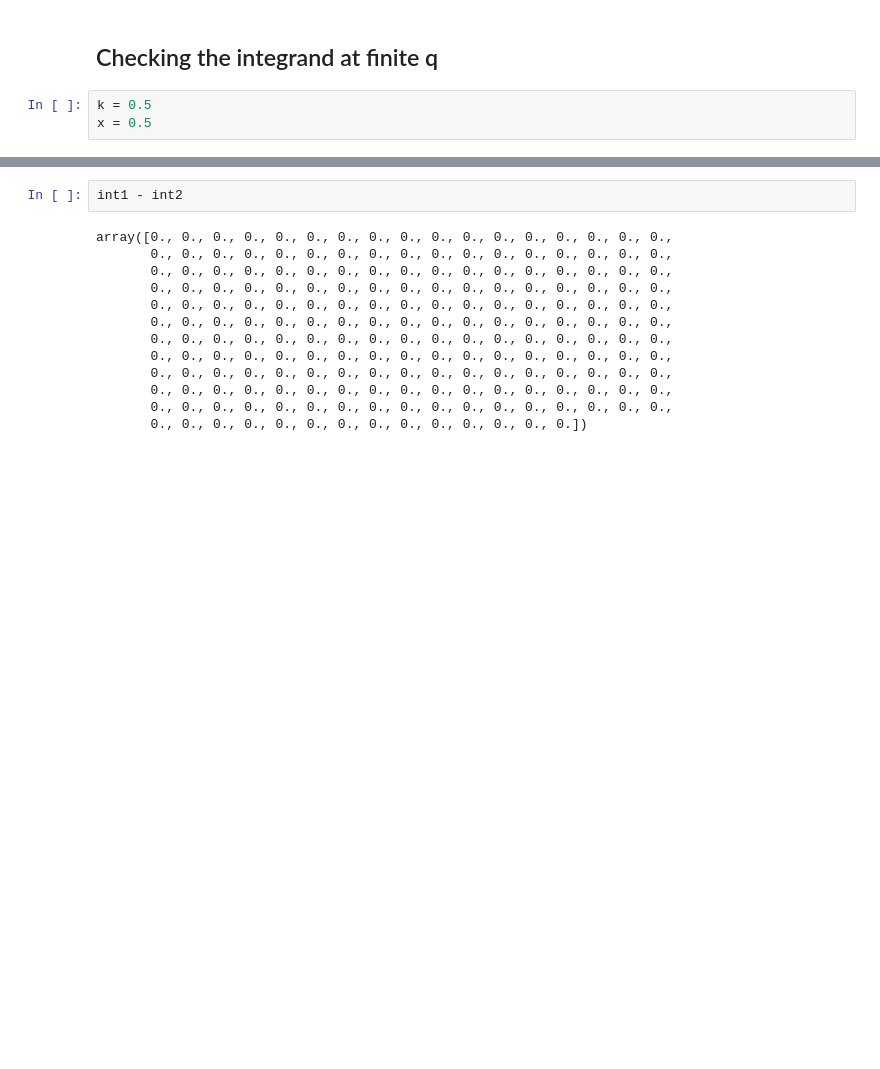
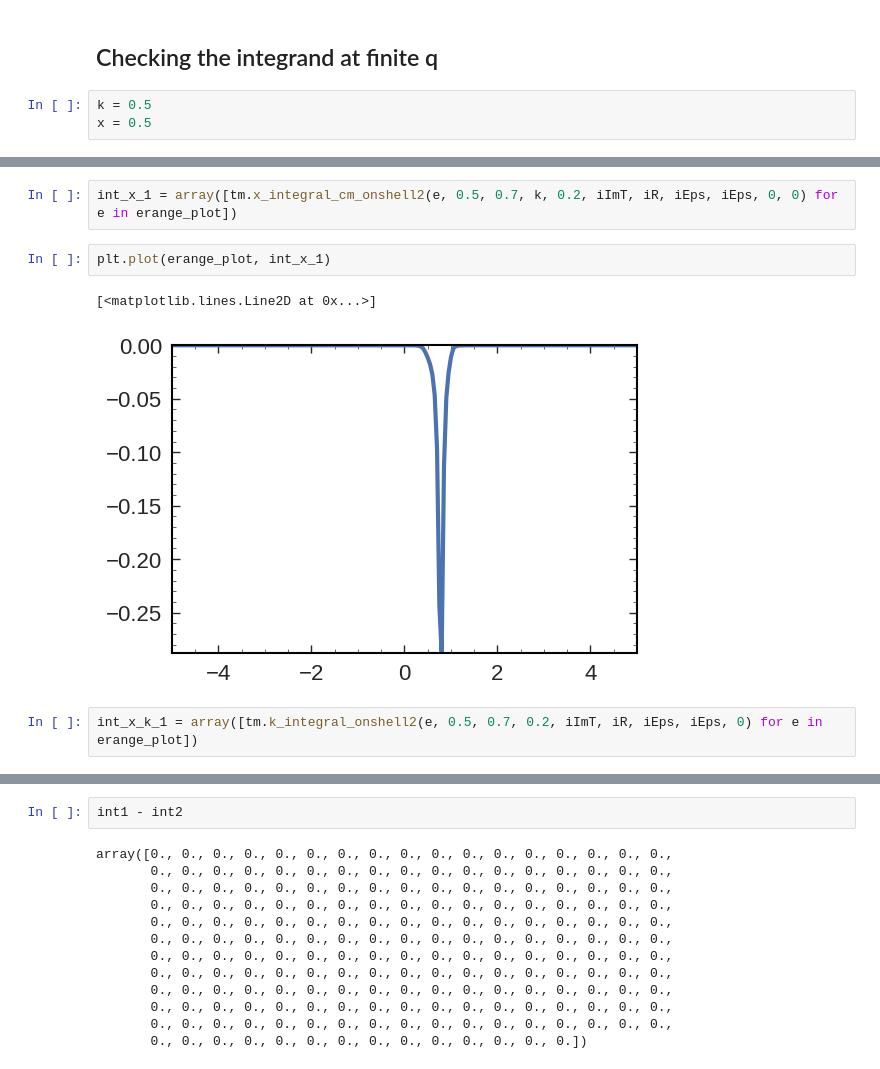
Before and after one commit to k-maslov/TMQGP, a Jupyter notebook: ipy/Quasiparticle/TestEfirst.ipynb, the cells around one changed output, grey strips where cells are left out. Saved outputs shown, nothing was run; the diff lists cells and outputs as text; blank space fills up the shorter version.

```diff
--- a/ipy/Quasiparticle/TestEfirst.ipynb
+++ b/ipy/Quasiparticle/TestEfirst.ipynb
@@ -54,0 +55,9 @@ plt.plot(erange_plot, int2)
+# %%
+int_x_1 = array([tm.x_integral_cm_onshell2(e, 0.5, 0.7, k, 0.2, iImT, iR, iEps, iEps, 0, 0) for e in erange_plot])
+# %%
+plt.plot(erange_plot, int_x_1)
+# %% [output]
+[<matplotlib.lines.Line2D at 0x...>]
+[figure, added]
+# %%
+int_x_k_1 = array([tm.k_integral_onshell2(e, 0.5, 0.7, 0.2, iImT, iR, iEps, iEps, 0) for e in erange_plot])
```
Also changed, not shown: parts of 6 cells of this notebook, 2 other files.
